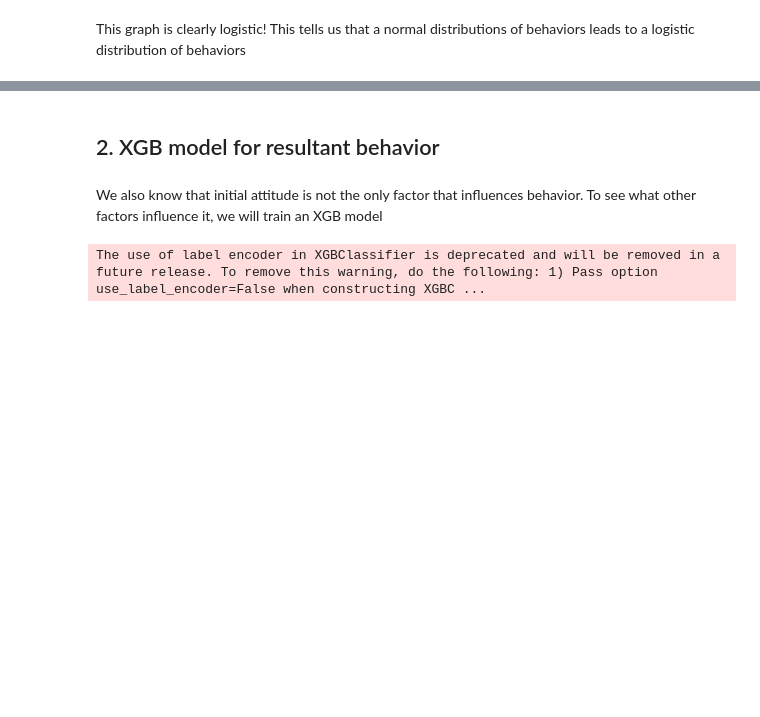
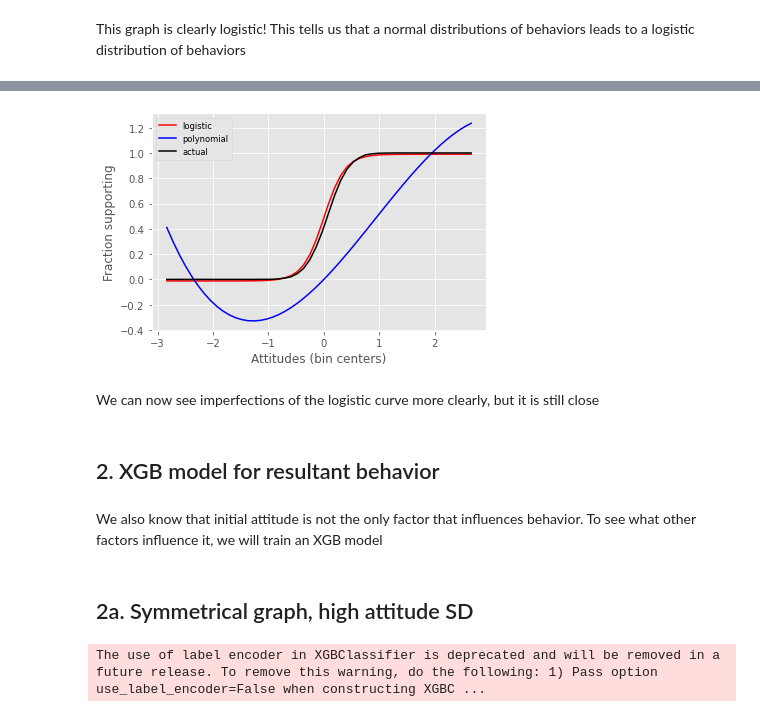
Before and after one commit to zer2/peer-pressure, a Jupyter notebook: Modeling mob mentality part 2.ipynb, the cells around one changed output, grey strips where cells are left out. Saved outputs shown, nothing was run; the diff lists cells and outputs as text; code cells hidden in the pictures; blank space fills up the shorter version.

```diff
--- a/Modeling mob mentality part 2.ipynb
+++ b/Modeling mob mentality part 2.ipynb
@@ -135,4 +135,12 @@ result, initial_attitudes = run_simulation(G = G
                    ,fraction_a = 0
                    ,a_bilateral = False
                    ,epsilon_sd = 0.17)
+# %%
+result_2, initial_attitudes_2 = run_simulation(G = G
+                   ,n_iterations = 20
+                   ,attitude_m = 0
+                   ,attitude_sd = 0.6
+                   ,fraction_a = 0
+                   ,a_bilateral = False
+                   ,epsilon_sd = 0.17)
 # %% [markdown]
@@ -191,7 +213,30 @@ This graph is clearly logistic! This tells us that a normal distributions of beh
+# %%
+result_df_2 = make_result_df(result_2, initial_attitudes_2)
+bin_series_2 = get_a_bins(result_df_2)
+# %%
+logi_popt, logi_pcov = curve_fit(logifunc, bin_series_2.index, bin_series_2, p0=[9, 1, 0])
+
+poly_popt, poly_pcov = curve_fit(polyfunc, bin_series_2.index, bin_series_2, p0=[0,0,0])
+
+plt.plot(bin_series_2.index, logifunc(bin_series_2.index,*logi_popt), color = 'red', label = 'logistic')
+plt.plot(bin_series_2.index, polyfunc(bin_series_2.index,*poly_popt), color = 'blue', label = 'polynomial')
+plt.plot(bin_series_2.index, bin_series_2, color = 'black', label = 'actual')
+
+plt.xlabel('Attitudes (bin centers)')
+plt.ylabel('Fraction supporting')
+plt.legend(fontsize = 'small', loc = 'upper left')
+
+plt.show()
+# %% [output]
+[figure, added]
+# %% [markdown]
+We can now see imperfections of the logistic curve more clearly, but it is still close
 # %% [markdown]
 ## 2. XGB model for resultant behavior
-# %% [markdown]
-We also know that initial attitude is not the only factor that influences behavior. To see what other factors influence it, we will train an XGB model
+# %% [markdown]
+We also know that initial attitude is not the only factor that influences behavior. To see what other factors influence it, we will train an XGB model
+# %% [markdown]
+## 2a. Symmetrical graph, high attitude SD
 # %%
 train_x, test_x, train_y, test_y = train_test_split(result_df[['attitude','average_neighbor_attitude','degree']]
                                                     ,result_df['behavior']
```
Also changed, not shown: parts of 28 cells of this notebook.
